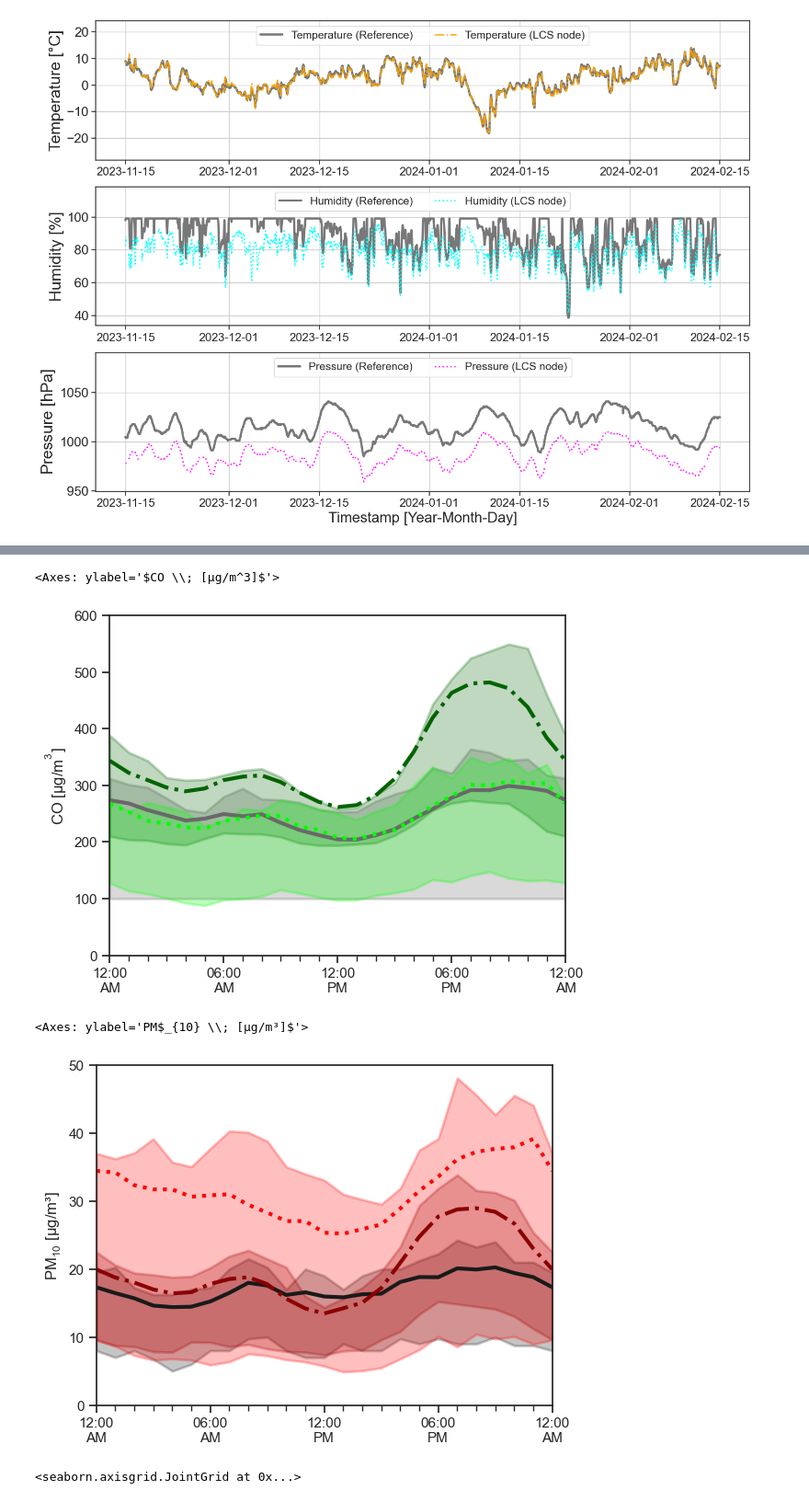
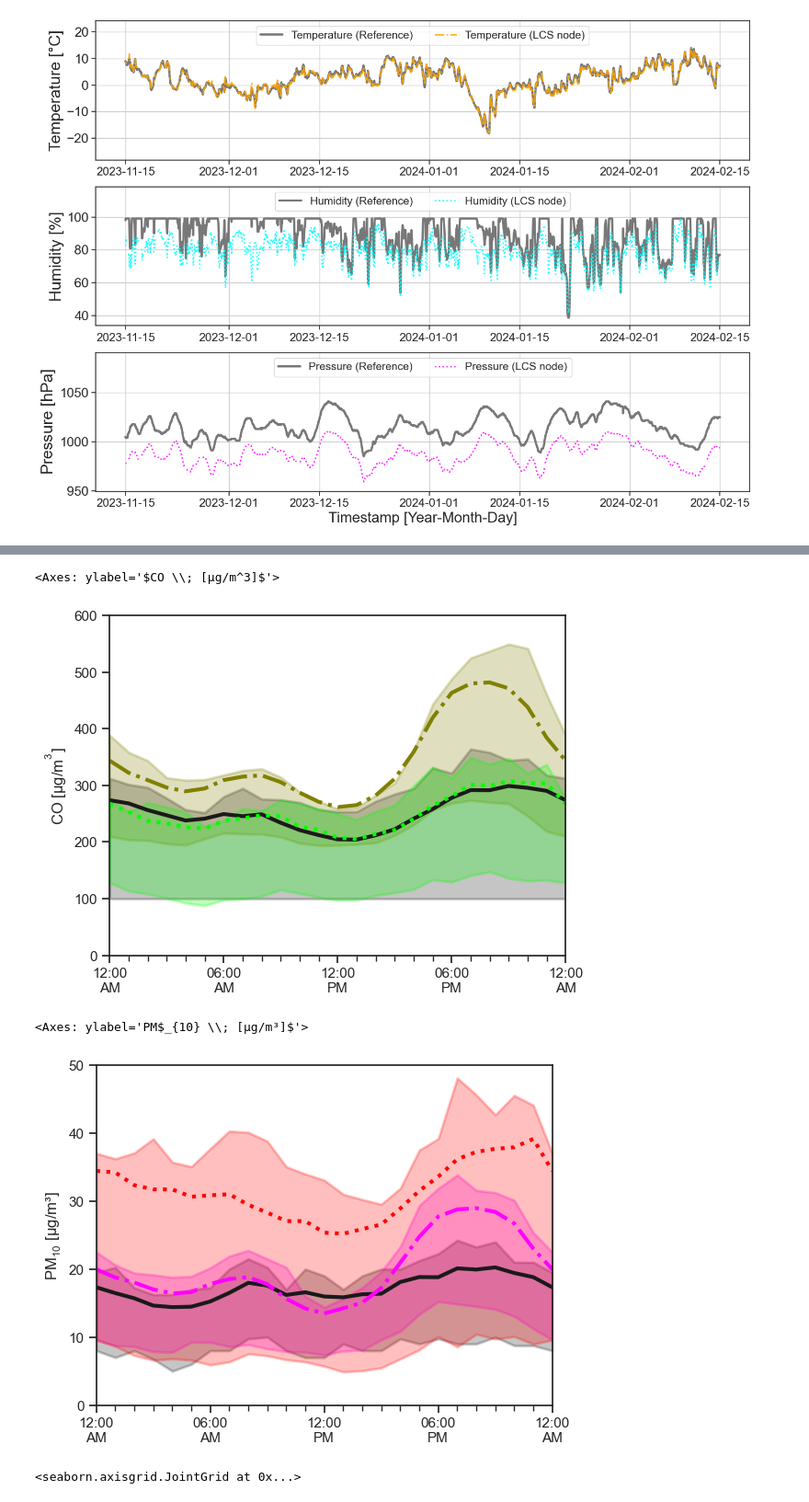
Before and after one commit to vn-hub/kolok_winter, a Jupyter notebook: Winter_Eval_Regres.ipynb, the cells around one changed output, grey strips where cells are left out. Shown at 92% size. Cells and saved outputs as stored; diff of their text form; code cells hidden in the pictures.

```diff
--- a/Winter_Eval_Regres.ipynb
+++ b/Winter_Eval_Regres.ipynb
@@ -480,13 +482,13 @@ plt.show()
 atmospy.dielplot(data=df,
     y="CO [ug/m3]", x="GMT",
     ylabel="$CO \; [μg/m³]$", ylabel_kws={"fontsize": 20},
-    plot_kws={"c": "dimgray", "linestyle": "solid"},
+    plot_kws={"c": "k", "linestyle": "solid"},
     ylim=(0, 600))
 
 atmospy.dielplot(data=df,
     y='carbon_monoxide (μg/m³)', x="GMT",
     ylabel="$CO \; [μg/m³]$", ylabel_kws={"fontsize": 20},
-    plot_kws={"c": "darkgreen", "linestyle": "dashdot"},
+    plot_kws={"c": "olive", "linestyle": "dashdot"},
     ylim=(0, 600))
 
 atmospy.dielplot(data=df,
@@ -496,29 +498,29 @@ atmospy.dielplot(data=df,
     ylim=(0, 600))
 # %% [output]
 <Axes: ylabel='$CO \\; [μg/m^3]$'>
-[figure, old version]
+[figure, new version]
 # %%
 # Plot the diel trend
 atmospy.dielplot(data=df,
     y="PM10 [ug/m3]", x="GMT",
     ylabel="PM$_{10} \; [μg/m³]$",
     plot_kws={"c": "k", "linestyle": "solid"},
     ylim=(0, 50))
 
 atmospy.dielplot(data=df,
     y='pm10 (μg/m³)', x="GMT",
     ylabel="PM$_{10} \; [μg/m³]$",
-    plot_kws={"c": "darkred", "linestyle": "dashdot"},
+    plot_kws={"c": "magenta", "linestyle": "dashdot"},
     ylim=(0, 50))
 
 atmospy.dielplot(data=df,
     y="PM_10_y", x="GMT",
      ylabel="PM$_{10} \; [μg/m³]$",
     plot_kws={"c": "red", "linestyle": "dotted"},
     ylim=(0, 50))
 # %% [output]
 <Axes: ylabel='PM$_{10} \\; [μg/m³]$'>
-[figure, old version]
+[figure, new version]
 # %%
 df["PM_10_y"] = pd.to_numeric(df["PM_10_y"], errors='coerce')
 
```
Also changed, not shown: parts of 1 cell of this notebook.
